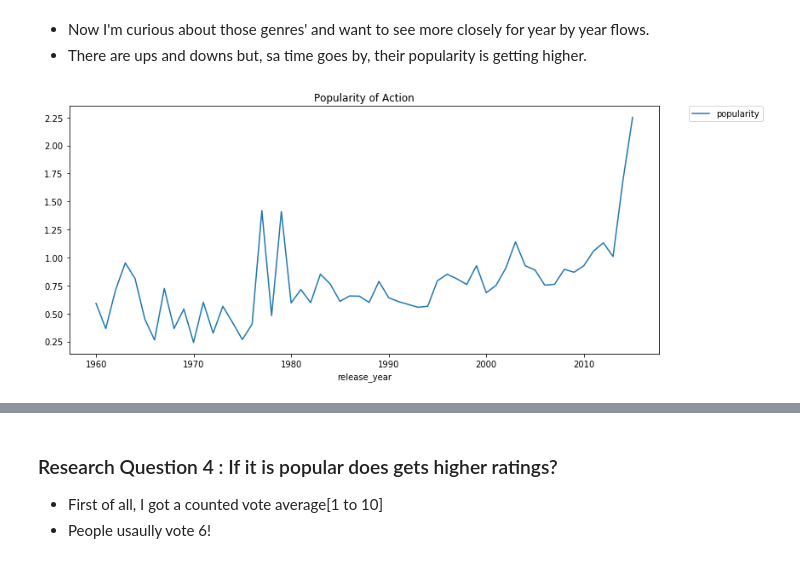
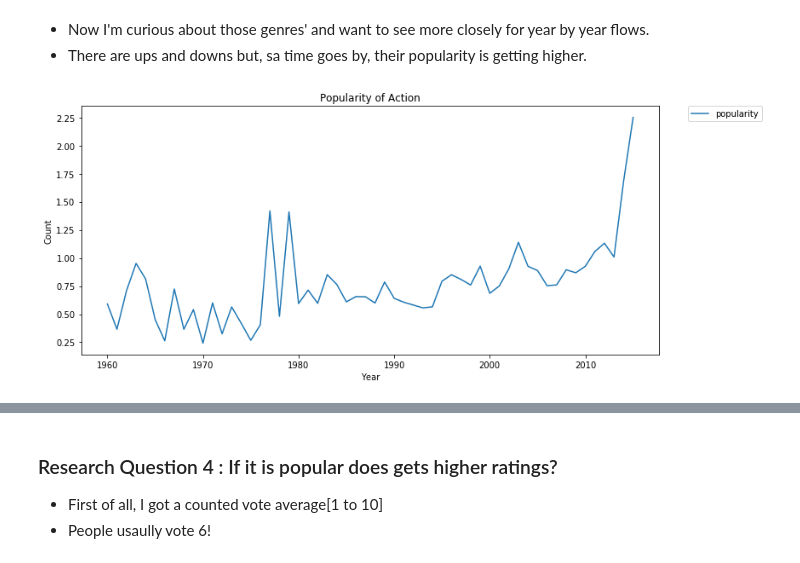
Before and after one commit to Hyunjin89/Analyzing-TMDB-movie-dataset, a Jupyter notebook: Investigate a TMDb movie dataset.ipynb, the cells around one changed output, grey strips where cells are left out. Cells and saved outputs as stored; diff of their text form; code cells hidden in the pictures.

```diff
--- a/Investigate a TMDb movie dataset.ipynb
+++ b/Investigate a TMDb movie dataset.ipynb
@@ -194,10 +195,12 @@ merged_df[merged_df['popularity'] == merged_df['popularity'].max()]
 # %%
 merged_df[merged_df['genre'] == 'Action'].groupby('release_year')['popularity'].mean().plot(figsize=(12,5))
 plt.legend(bbox_to_anchor=(1.05, 1), loc=2, borderaxespad=0.)
 plt.title('Popularity of Action')
+plt.xlabel('Year')
+plt.ylabel('Count')
 plt.tight_layout()
 # %% [output]
-[figure, old version]
+[figure, new version]
 # %%
 merged_df[merged_df['genre'] == 'Adventure'].groupby('release_year')['popularity'].mean().plot(figsize=(12,5))
 plt.legend(bbox_to_anchor=(1.05, 1), loc=2, borderaxespad=0.)
```
Also changed, not shown: parts of 8 cells of this notebook.
